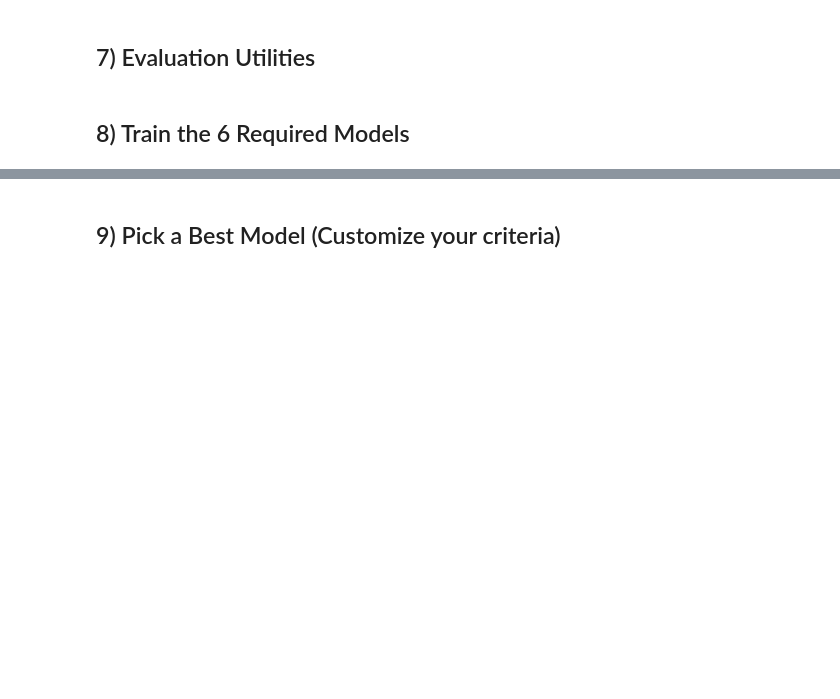
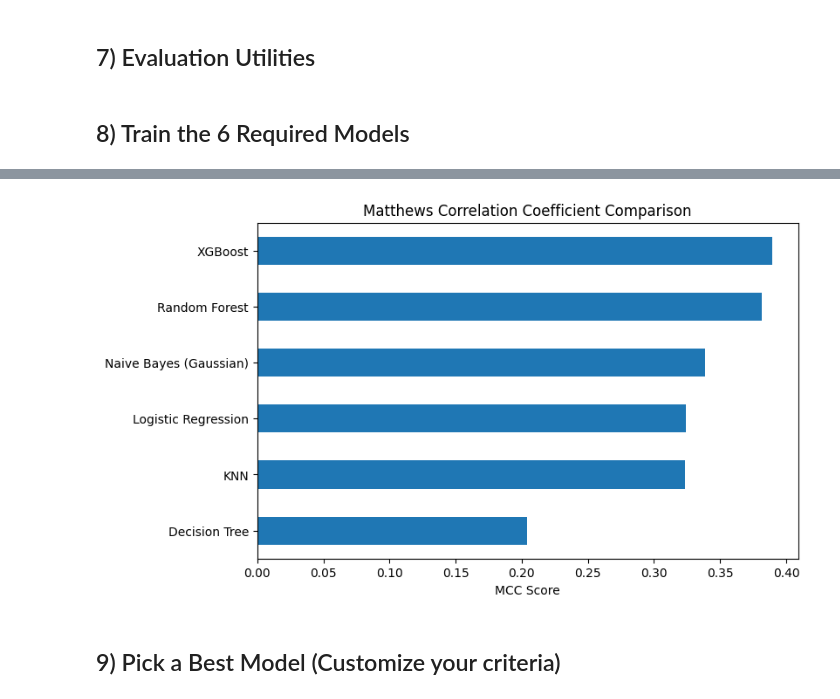
Before and after one commit to Harishbhatt07/ML-Assignment-2, a Jupyter notebook: notebooks/ML_Assignment_2_Template_CreditCardDefault_v2.ipynb, the cells around one changed output, grey strips where cells are left out. Drawn from its saved outputs; the diff is of its cells as text; code cells hidden in the pictures; blank space fills up the shorter version.

```diff
--- a/notebooks/ML_Assignment_2_Template_CreditCardDefault_v2.ipynb
+++ b/notebooks/ML_Assignment_2_Template_CreditCardDefault_v2.ipynb
@@ -294,3 +391,12 @@ display(results_df)
+# %%
+# MCC Comparison Plot (Advanced Metric)
+plt.figure(figsize=(8,5))
+results_df["MCC"].sort_values().plot(kind="barh")
+plt.title("Matthews Correlation Coefficient Comparison")
+plt.xlabel("MCC Score")
+plt.show()
+# %% [output]
+[figure, added]
 # %% [markdown]
 ## 9) Pick a Best Model (Customize your criteria)
 # %%
```
Also changed, not shown: parts of 20 cells of this notebook.
